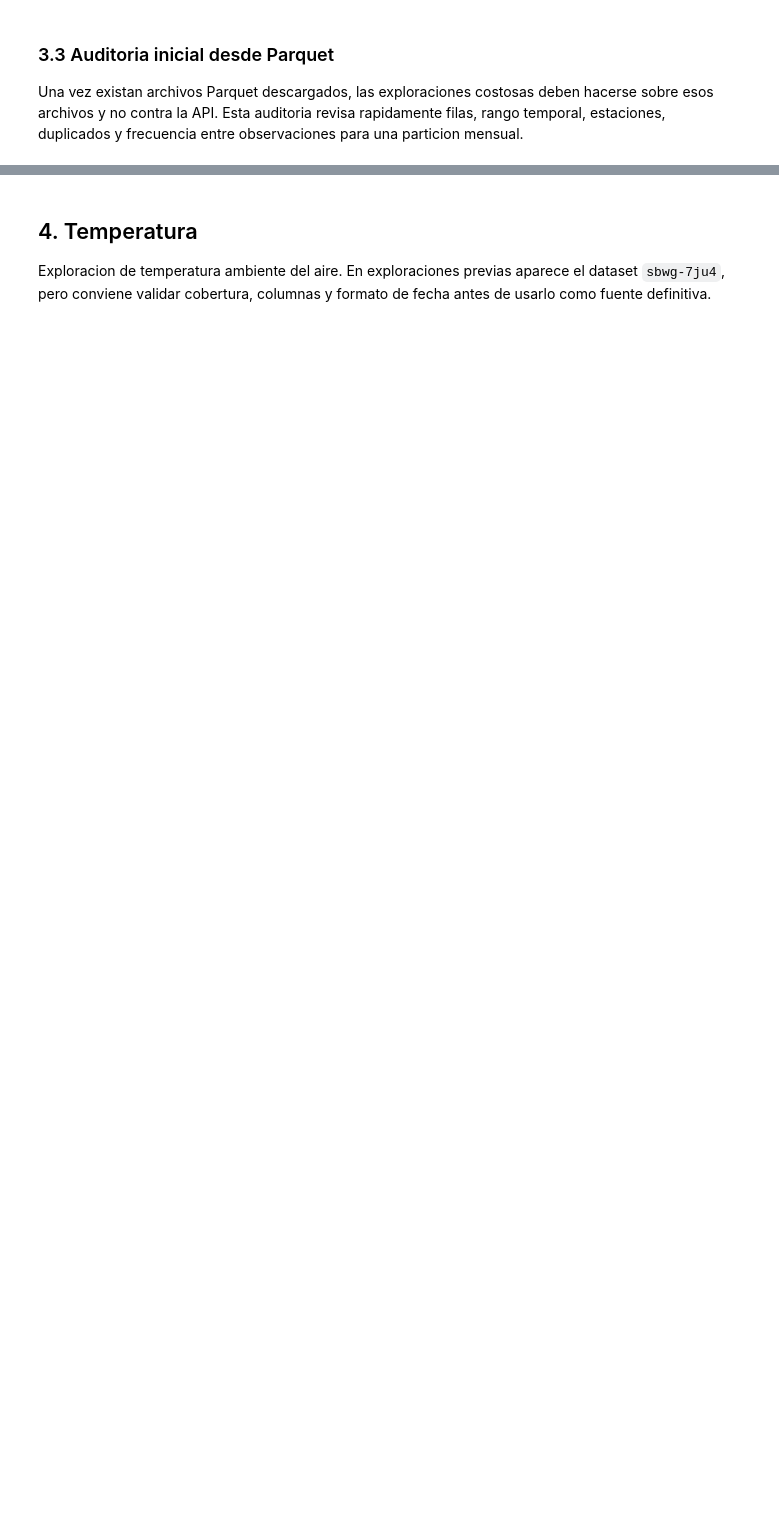
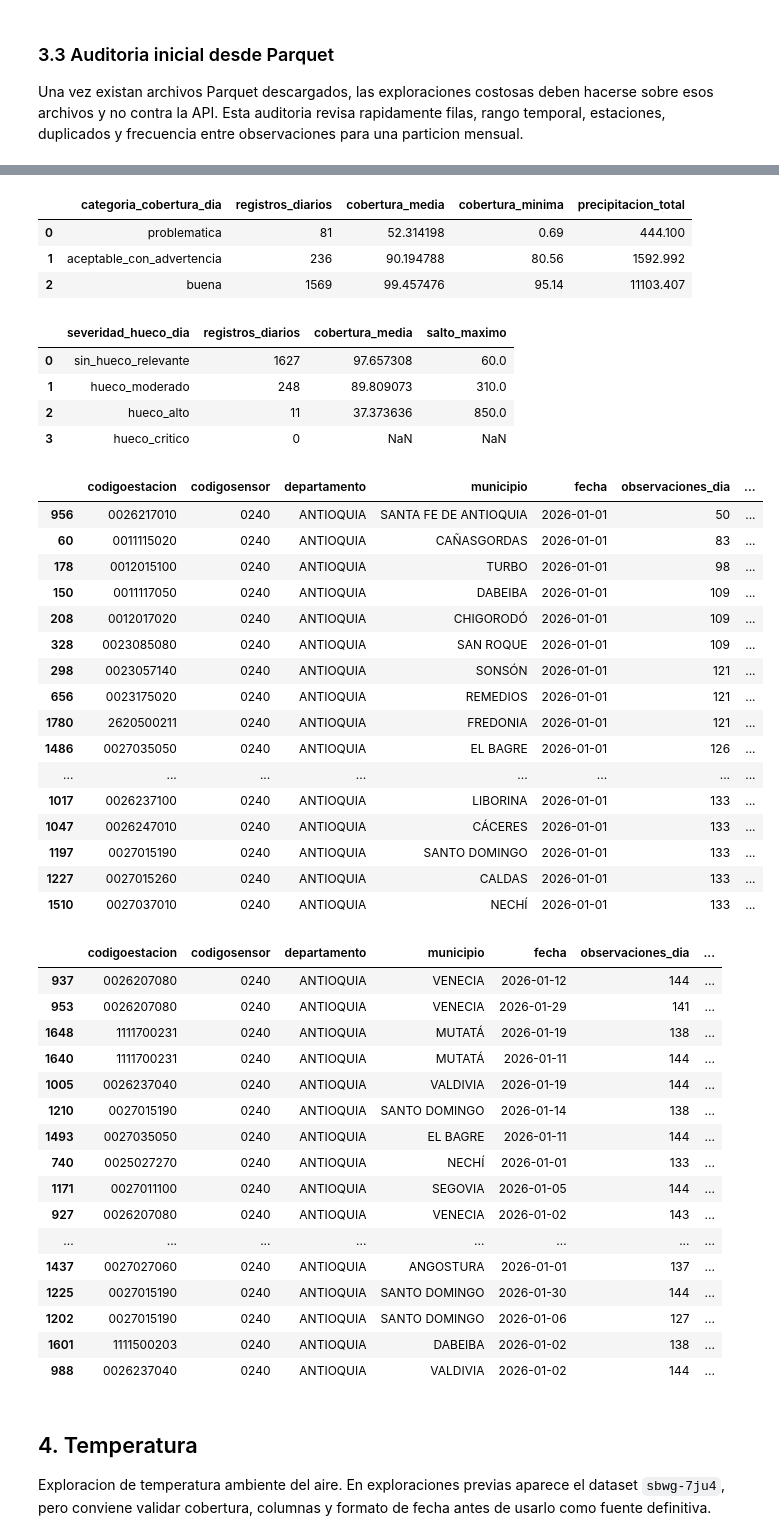
Before and after one commit to cybercolombia/suelosabio, a Jupyter notebook: notebooks/ClimateVariables.ipynb, the cells around one changed output, grey strips where cells are left out. Drawn from its saved outputs; the diff is of its cells as text; code cells hidden in the pictures; blank space fills up the shorter version.

```diff
--- a/notebooks/ClimateVariables.ipynb
+++ b/notebooks/ClimateVariables.ipynb
@@ -580,3 +893,81 @@ else:
+# %%
+if 'df_precipitacion_parquet' in globals() and not df_precipitacion_parquet.empty:
+    diaria_precipitacion = calcular_precipitacion_diaria(
+        df_precipitacion_parquet,
+        cobertura_precipitacion if 'cobertura_precipitacion' in globals() else None,
+    )
+    resumen_cobertura_diaria = (
+        diaria_precipitacion
+        .groupby('categoria_cobertura_dia', observed=False)
+        .agg(
+            registros_diarios=('fecha', 'size'),
+            cobertura_media=('cobertura_dia_pct', 'mean'),
+            cobertura_minima=('cobertura_dia_pct', 'min'),
+            precipitacion_total=('precipitacion_total_dia', 'sum'),
+        )
+        .reset_index()
+    )
+    resumen_huecos_diarios = (
+        diaria_precipitacion
+        .groupby('severidad_hueco_dia', observed=False)
+        .agg(
+            registros_diarios=('fecha', 'size'),
+            cobertura_media=('cobertura_dia_pct', 'mean'),
+            salto_maximo=('salto_max_min_dia', 'max'),
+        )
+        .reset_index()
+    )
+
+    display(resumen_cobertura_diaria)
+    display(resumen_huecos_diarios)
+    display(diaria_precipitacion.head(30))
+    display(diaria_precipitacion.sort_values('precipitacion_total_dia', ascending=False).head(30))
+else:
+    print('Primero ejecuta la auditoria Parquet para crear df_precipitacion_parquet.')
+# %% [output]
+|  | categoria_cobertura_dia | registros_diarios | cobertura_media | cobertura_minima | precipitacion_total |
+| 0 | problematica | 81 | 52.314198 | 0.69 | 444.100 |
+| 1 | aceptable_con_advertencia | 236 | 90.194788 | 80.56 | 1592.992 |
+| 2 | buena | 1569 | 99.457476 | 95.14 | 11103.407 |
+|  | severidad_hueco_dia | registros_diarios | cobertura_media | salto_maximo |
+| 0 | sin_hueco_relevante | 1627 | 97.657308 | 60.0 |
+| 1 | hueco_moderado | 248 | 89.809073 | 310.0 |
+| 2 | hueco_alto | 11 | 37.373636 | 850.0 |
+| 3 | hueco_critico | 0 | NaN | NaN |
+|  | codigoestacion | codigosensor | departamento | municipio | fecha | observaciones_dia | ... |
+| 956 | 0026217010 | 0240 | ANTIOQUIA | SANTA FE DE ANTIOQUIA | 2026-01-01 | 50 | ... |
+| 60 | 0011115020 | 0240 | ANTIOQUIA | CAÑASGORDAS | 2026-01-01 | 83 | ... |
+| 178 | 0012015100 | 0240 | ANTIOQUIA | TURBO | 2026-01-01 | 98 | ... |
+| 150 | 0011117050 | 0240 | ANTIOQUIA | DABEIBA | 2026-01-01 | 109 | ... |
+| 208 | 0012017020 | 0240 | ANTIOQUIA | CHIGORODÓ | 2026-01-01 | 109 | ... |
+| 328 | 0023085080 | 0240 | ANTIOQUIA | SAN ROQUE | 2026-01-01 | 109 | ... |
+| 298 | 0023057140 | 0240 | ANTIOQUIA | SONSÓN | 2026-01-01 | 121 | ... |
+| 656 | 0023175020 | 0240 | ANTIOQUIA | REMEDIOS | 2026-01-01 | 121 | ... |
+| 1780 | 2620500211 | 0240 | ANTIOQUIA | FREDONIA | 2026-01-01 | 121 | ... |
+| 1486 | 0027035050 | 0240 | ANTIOQUIA | EL BAGRE | 2026-01-01 | 126 | ... |
+| ... | ... | ... | ... | ... | ... | ... | ... |
+| 1017 | 0026237100 | 0240 | ANTIOQUIA | LIBORINA | 2026-01-01 | 133 | ... |
+| 1047 | 0026247010 | 0240 | ANTIOQUIA | CÁCERES | 2026-01-01 | 133 | ... |
+| 1197 | 0027015190 | 0240 | ANTIOQUIA | SANTO DOMINGO | 2026-01-01 | 133 | ... |
+| 1227 | 0027015260 | 0240 | ANTIOQUIA | CALDAS | 2026-01-01 | 133 | ... |
+| 1510 | 0027037010 | 0240 | ANTIOQUIA | NECHÍ | 2026-01-01 | 133 | ... |
+|  | codigoestacion | codigosensor | departamento | municipio | fecha | observaciones_dia | ... |
+| 937 | 0026207080 | 0240 | ANTIOQUIA | VENECIA | 2026-01-12 | 144 | ... |
+| 953 | 0026207080 | 0240 | ANTIOQUIA | VENECIA | 2026-01-29 | 141 | ... |
+| 1648 | 1111700231 | 0240 | ANTIOQUIA | MUTATÁ | 2026-01-19 | 138 | ... |
+| 1640 | 1111700231 | 0240 | ANTIOQUIA | MUTATÁ | 2026-01-11 | 144 | ... |
+| 1005 | 0026237040 | 0240 | ANTIOQUIA | VALDIVIA | 2026-01-19 | 144 | ... |
+| 1210 | 0027015190 | 0240 | ANTIOQUIA | SANTO DOMINGO | 2026-01-14 | 138 | ... |
+| 1493 | 0027035050 | 0240 | ANTIOQUIA | EL BAGRE | 2026-01-11 | 144 | ... |
+| 740 | 0025027270 | 0240 | ANTIOQUIA | NECHÍ | 2026-01-01 | 133 | ... |
+| 1171 | 0027011100 | 0240 | ANTIOQUIA | SEGOVIA | 2026-01-05 | 144 | ... |
+| 927 | 0026207080 | 0240 | ANTIOQUIA | VENECIA | 2026-01-02 | 143 | ... |
+| ... | ... | ... | ... | ... | ... | ... | ... |
+| 1437 | 0027027060 | 0240 | ANTIOQUIA | ANGOSTURA | 2026-01-01 | 137 | ... |
+| 1225 | 0027015190 | 0240 | ANTIOQUIA | SANTO DOMINGO | 2026-01-30 | 144 | ... |
+| 1202 | 0027015190 | 0240 | ANTIOQUIA | SANTO DOMINGO | 2026-01-06 | 127 | ... |
+| 1601 | 1111500203 | 0240 | ANTIOQUIA | DABEIBA | 2026-01-02 | 138 | ... |
+| 988 | 0026237040 | 0240 | ANTIOQUIA | VALDIVIA | 2026-01-02 | 144 | ... |
 # %% [markdown]
 ## 4. Temperatura
 
```
Also changed, not shown: parts of 16 cells of this notebook.
